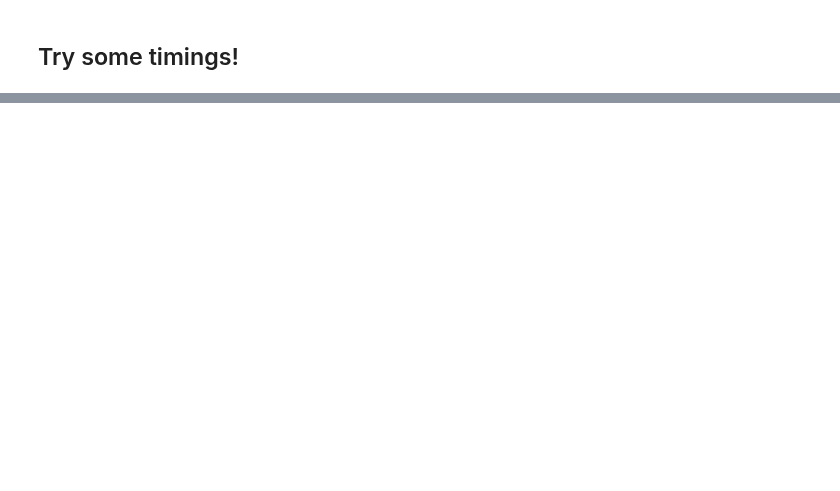
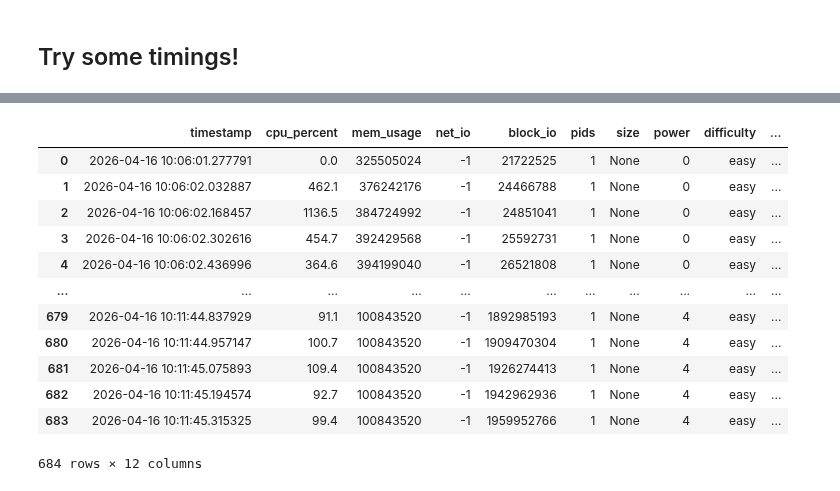
Before and after one commit to Dakantz/Dense-KG-Vector-DB, a Jupyter notebook: benchmarks/run_bdsdm_timings_native.ipynb, the cells around one changed output, grey strips where cells are left out. Cells and saved outputs as stored; diff of their text form; code cells hidden in the pictures; blank space fills up the shorter version.

```diff
--- a/benchmarks/run_bdsdm_timings_native.ipynb
+++ b/benchmarks/run_bdsdm_timings_native.ipynb
@@ -610,0 +641,16 @@ plt.show()
+# %%
+stats_df
+# %% [output]
+|  | timestamp | cpu_percent | mem_usage | net_io | block_io | pids | size | power | difficulty | ... |
+| 0 | 2026-04-16 10:06:01.277791 | 0.0 | 325505024 | -1 | 21722525 | 1 | None | 0 | easy | ... |
+| 1 | 2026-04-16 10:06:02.032887 | 462.1 | 376242176 | -1 | 24466788 | 1 | None | 0 | easy | ... |
+| 2 | 2026-04-16 10:06:02.168457 | 1136.5 | 384724992 | -1 | 24851041 | 1 | None | 0 | easy | ... |
+| 3 | 2026-04-16 10:06:02.302616 | 454.7 | 392429568 | -1 | 25592731 | 1 | None | 0 | easy | ... |
+| 4 | 2026-04-16 10:06:02.436996 | 364.6 | 394199040 | -1 | 26521808 | 1 | None | 0 | easy | ... |
+| ... | ... | ... | ... | ... | ... | ... | ... | ... | ... | ... |
+| 679 | 2026-04-16 10:11:44.837929 | 91.1 | 100843520 | -1 | 1892985193 | 1 | None | 4 | easy | ... |
+| 680 | 2026-04-16 10:11:44.957147 | 100.7 | 100843520 | -1 | 1909470304 | 1 | None | 4 | easy | ... |
+| 681 | 2026-04-16 10:11:45.075893 | 109.4 | 100843520 | -1 | 1926274413 | 1 | None | 4 | easy | ... |
+| 682 | 2026-04-16 10:11:45.194574 | 92.7 | 100843520 | -1 | 1942962936 | 1 | None | 4 | easy | ... |
+| 683 | 2026-04-16 10:11:45.315325 | 99.4 | 100843520 | -1 | 1959952766 | 1 | None | 4 | easy | ... |
+684 rows × 12 columns
```
Also changed, not shown: parts of 17 cells of this notebook, 12 other files.
